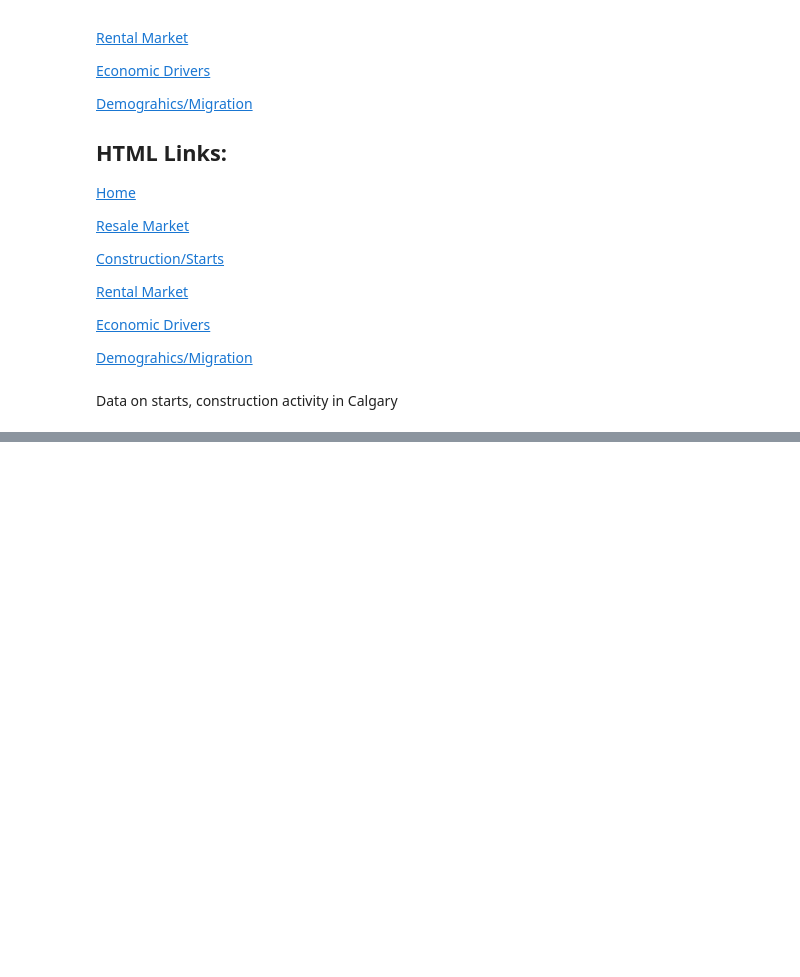
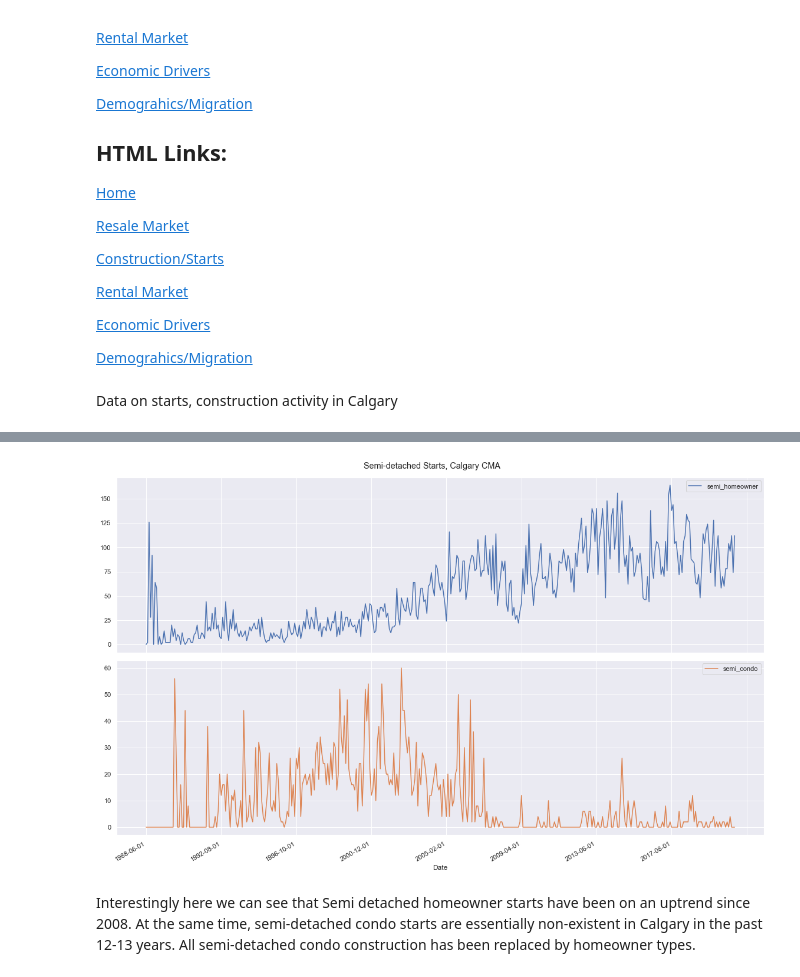
Before and after one commit to doublebigmak/housing_stats, a Jupyter notebook: kbase/starts.ipynb, the cells around one changed output, grey strips where cells are left out. Saved outputs shown, nothing was run; the diff lists cells and outputs as text; code cells hidden in the pictures; blank space fills up the shorter version.

```diff
--- a/kbase/starts.ipynb
+++ b/kbase/starts.ipynb
@@ -50,0 +71,18 @@ plt.savefig('kbase_graphs/saar_full.png')
+# %%
+semi = pd.read_csv('..\\data\\pareto\\semi_homeowner.csv',index_col=0)
+semi=semi.join(pd.read_csv('..\\data\\pareto\\semi_rental.csv',index_col=0))
+semi=semi.join(pd.read_csv('..\\data\\pareto\\semi_coop.csv',index_col=0))
+semi=semi.join(pd.read_csv('..\\data\\pareto\\semi_condo.csv',index_col=0))
+semi=semi.join(pd.read_csv('..\\data\\pareto\\semi_other.csv',index_col=0))
+semi.index=semi.index.rename('Date')
+semi=semi.dropna()
+# %%
+semi[['semi_homeowner','semi_condo']].plot(figsize=(16,10),subplots=True, title = 'Semi-detached Starts, Calgary CMA')
+
+
+plt.tight_layout()
+plt.savefig('kbase_graphs/semi_starts_full.png')
+# %% [output]
+[figure, added]
+# %% [markdown]
+Interestingly here we can see that Semi detached homeowner starts have been on an uptrend since 2008. At the same time, semi-detached condo starts are essentially non-existent in Calgary in the past 12-13 years. All semi-detached condo construction has been replaced by homeowner types.
```
Also changed, not shown: parts of 15 cells of this notebook, 5 other files.
